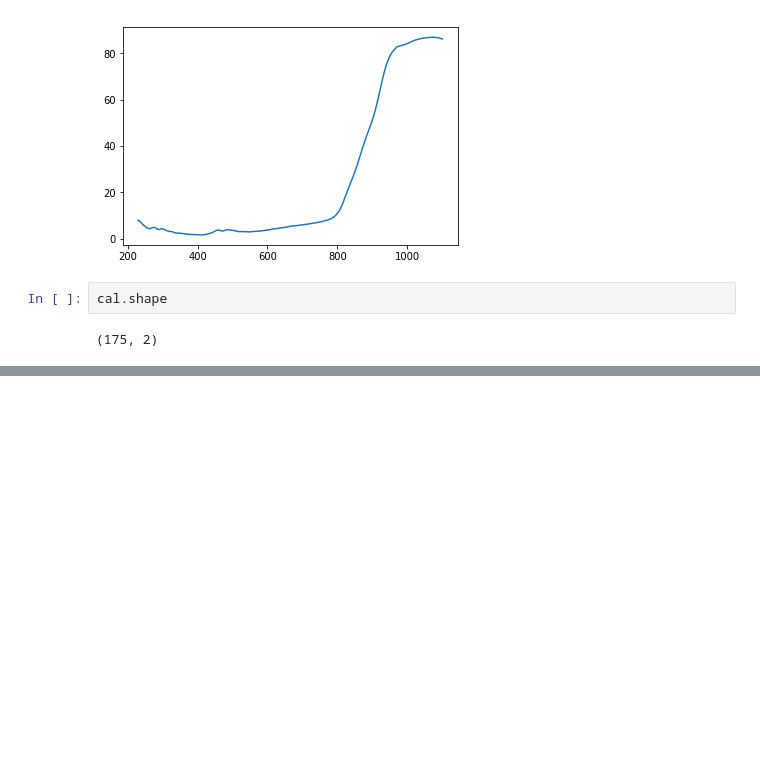
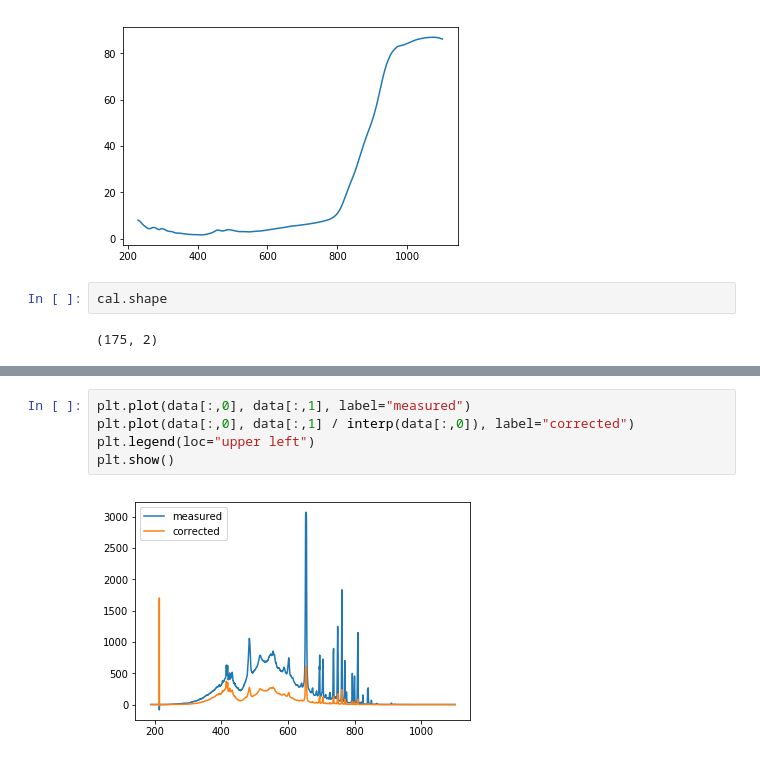
Before and after one commit to piovere/zeTorch, a Jupyter notebook: Filtering.ipynb, the cells around one changed output, grey strips where cells are left out. Drawn from its saved outputs; the diff is of its cells as text; blank space fills up the shorter version.

```diff
--- a/Filtering.ipynb
+++ b/Filtering.ipynb
@@ -46,0 +75,7 @@ cal.shape
+# %%
+plt.plot(data[:,0], data[:,1], label="measured")
+plt.plot(data[:,0], data[:,1] / interp(data[:,0]), label="corrected")
+plt.legend(loc="upper left")
+plt.show()
+# %% [output]
+[figure, added]
```
Also changed, not shown: parts of 15 cells of this notebook, 1 other file.
